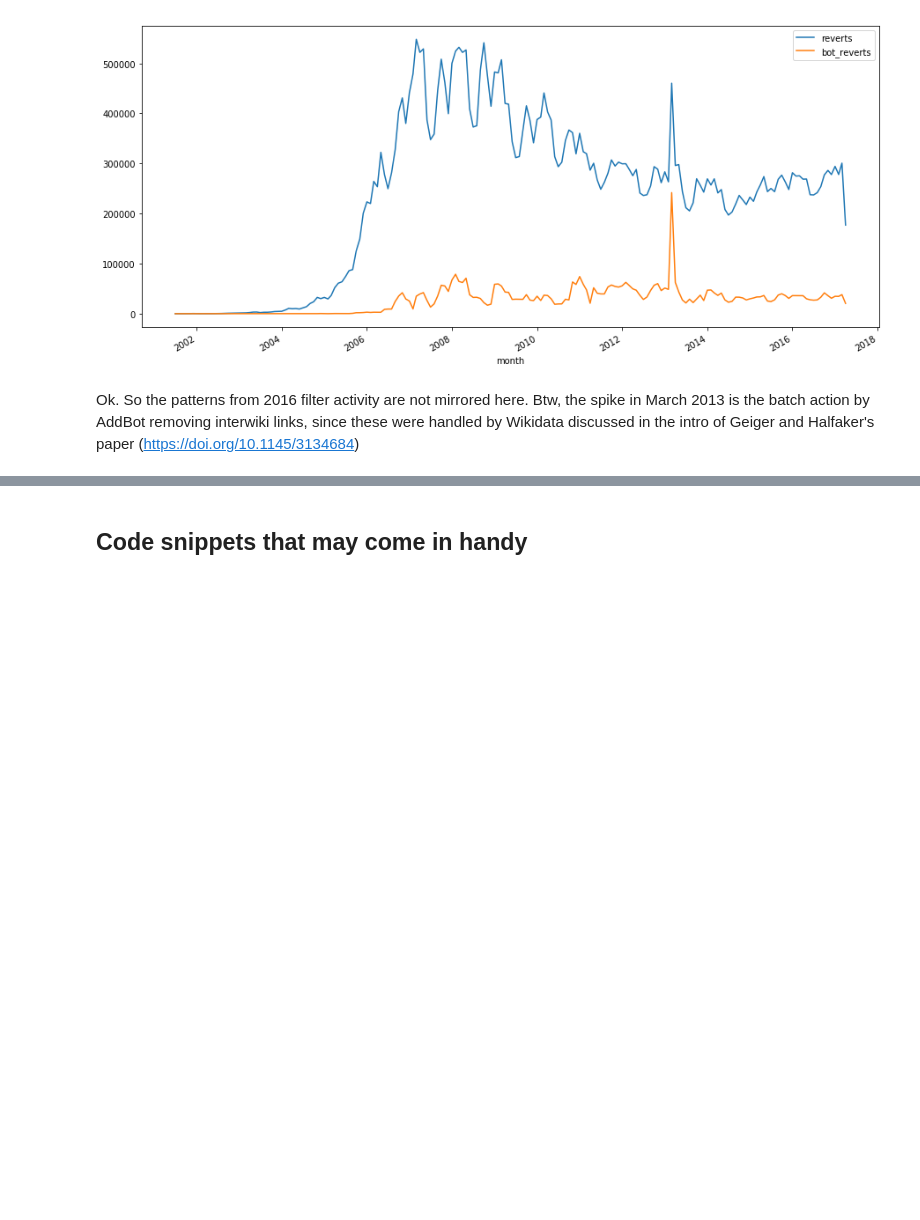
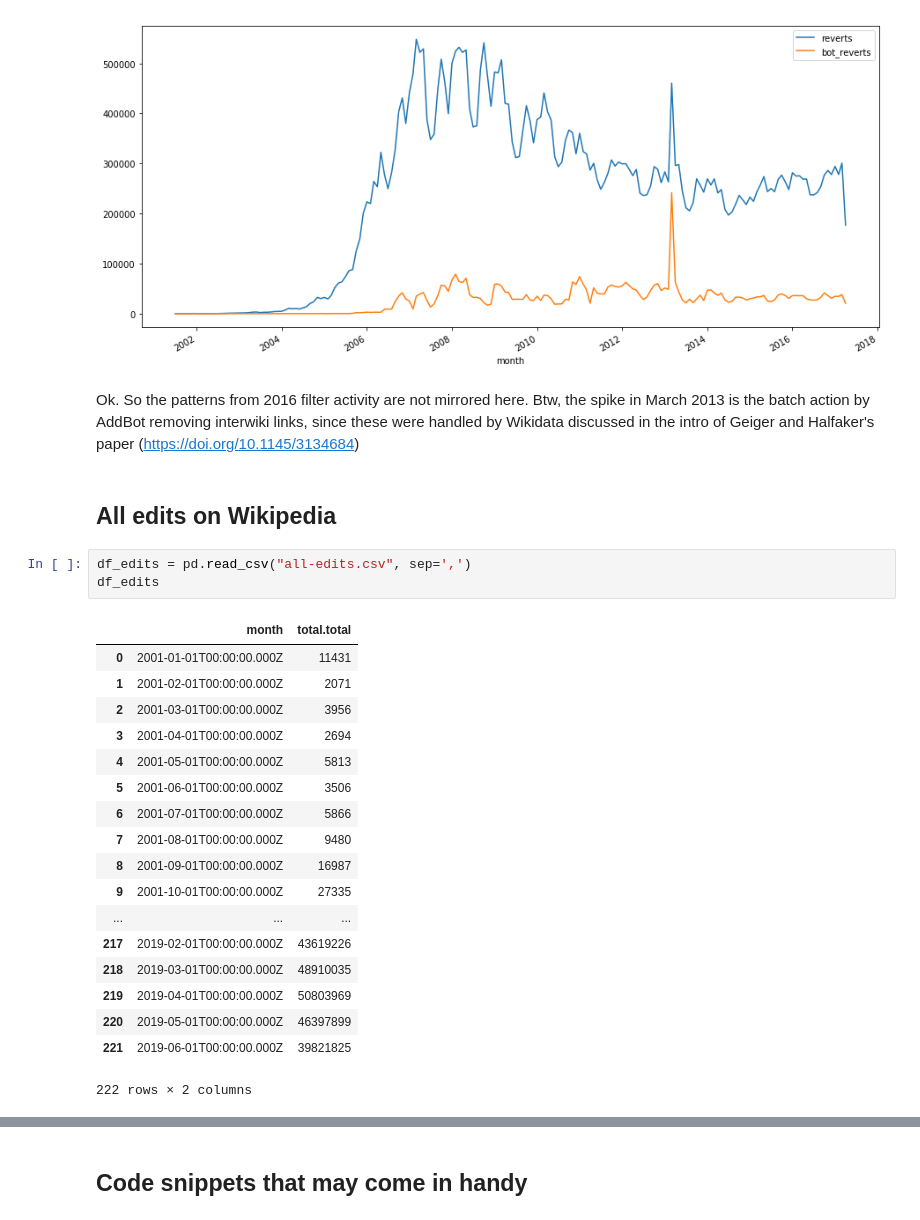
Before and after one commit to lusy/wikifilters, a Jupyter notebook: src/explore.ipynb, the cells around one changed output, grey strips where cells are left out. Saved outputs shown, nothing was run; the diff lists cells and outputs as text; blank space fills up the shorter version.

```diff
--- a/src/explore.ipynb
+++ b/src/explore.ipynb
@@ -2048,3 +2048,27 @@ df_reverts_aggregated[['reverts', 'bot_reverts']].plot(ax=ax)
 [figure]
 # %% [markdown]
 Ok. So the patterns from 2016 filter activity are not mirrored here. Btw, the spike in March 2013 is the batch action by AddBot removing interwiki links, since these were handled by Wikidata discussed in the intro of Geiger and Halfaker's paper (https://doi.org/10.1145/3134684)
+# %% [markdown]
+## All edits on Wikipedia
+# %%
+df_edits = pd.read_csv("all-edits.csv", sep=',')
+df_edits
+# %% [output]
+|  | month | total.total |
+| 0 | 2001-01-01T00:00:00.000Z | 11431 |
+| 1 | 2001-02-01T00:00:00.000Z | 2071 |
+| 2 | 2001-03-01T00:00:00.000Z | 3956 |
+| 3 | 2001-04-01T00:00:00.000Z | 2694 |
+| 4 | 2001-05-01T00:00:00.000Z | 5813 |
+| 5 | 2001-06-01T00:00:00.000Z | 3506 |
+| 6 | 2001-07-01T00:00:00.000Z | 5866 |
+| 7 | 2001-08-01T00:00:00.000Z | 9480 |
+| 8 | 2001-09-01T00:00:00.000Z | 16987 |
+| 9 | 2001-10-01T00:00:00.000Z | 27335 |
+| ... | ... | ... |
+| 217 | 2019-02-01T00:00:00.000Z | 43619226 |
+| 218 | 2019-03-01T00:00:00.000Z | 48910035 |
+| 219 | 2019-04-01T00:00:00.000Z | 50803969 |
+| 220 | 2019-05-01T00:00:00.000Z | 46397899 |
+| 221 | 2019-06-01T00:00:00.000Z | 39821825 |
+222 rows × 2 columns
```
Also changed, not shown: parts of 1 cell of this notebook.
